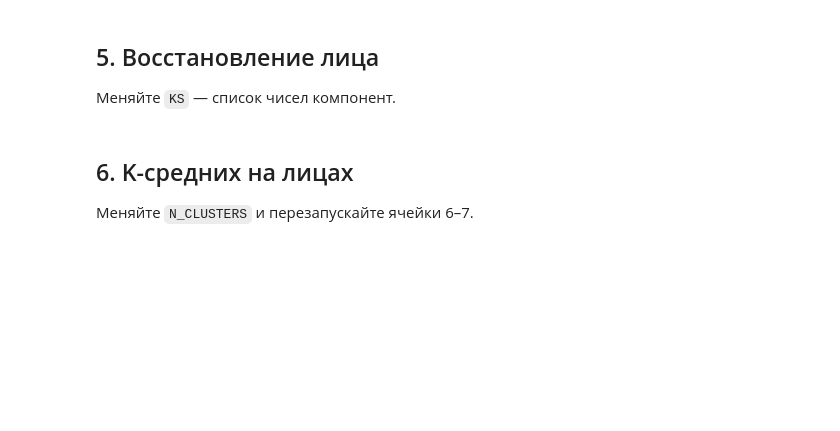
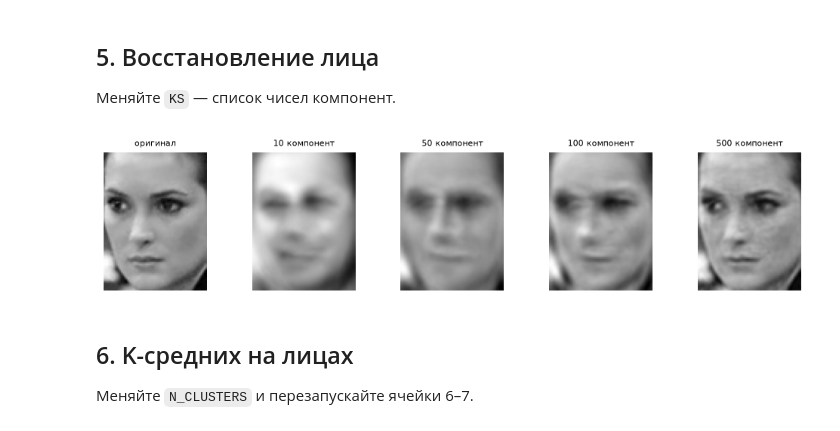
Before and after one commit to levinskaya/ML2026, a Jupyter notebook: plans/notebooks/lecture7_faces_pca_clustering.ipynb, the cells around one changed output. Drawn from its saved outputs; the diff is of its cells as text; code cells hidden in the pictures; blank space fills up the shorter version.

```diff
--- a/plans/notebooks/lecture7_faces_pca_clustering.ipynb
+++ b/plans/notebooks/lecture7_faces_pca_clustering.ipynb
@@ -127,30 +143,32 @@ show_faces(pca.components_[:n_eigen].reshape(-1, *image_shape),
 
 Меняйте `KS` — список чисел компонент.
 # %%
-KS = [10, 50, 100, 300]
+KS = [10, 50, 100, 500]
 max_k = max(KS)
 
 pca_full = PCA(n_components=min(max_k, X.shape[1]), svd_solver="randomized",
                random_state=RANDOM_STATE).fit(X)
 Z_full = pca_full.transform(X)
 
 
 def reconstruct(index, k):
     z = Z_full[index:index + 1].copy()
     z[:, k:] = 0
     return pca_full.inverse_transform(z).reshape(image_shape)
 
 
 def show_reconstructions(index):
     imgs = [X[index].reshape(image_shape)]
     titles = ["оригинал"]
     for k in KS:
         imgs.append(reconstruct(index, k))
         titles.append(f"{k} компонент")
     show_faces(imgs, titles=titles, ncols=len(imgs), scale=2.0)
 
 
 show_reconstructions(0)
+# %% [output]
+[figure, added]
 # %% [markdown]
 ## 6. K-средних на лицах
 
```
Also changed, not shown: parts of 17 cells of this notebook, 2 other files.
